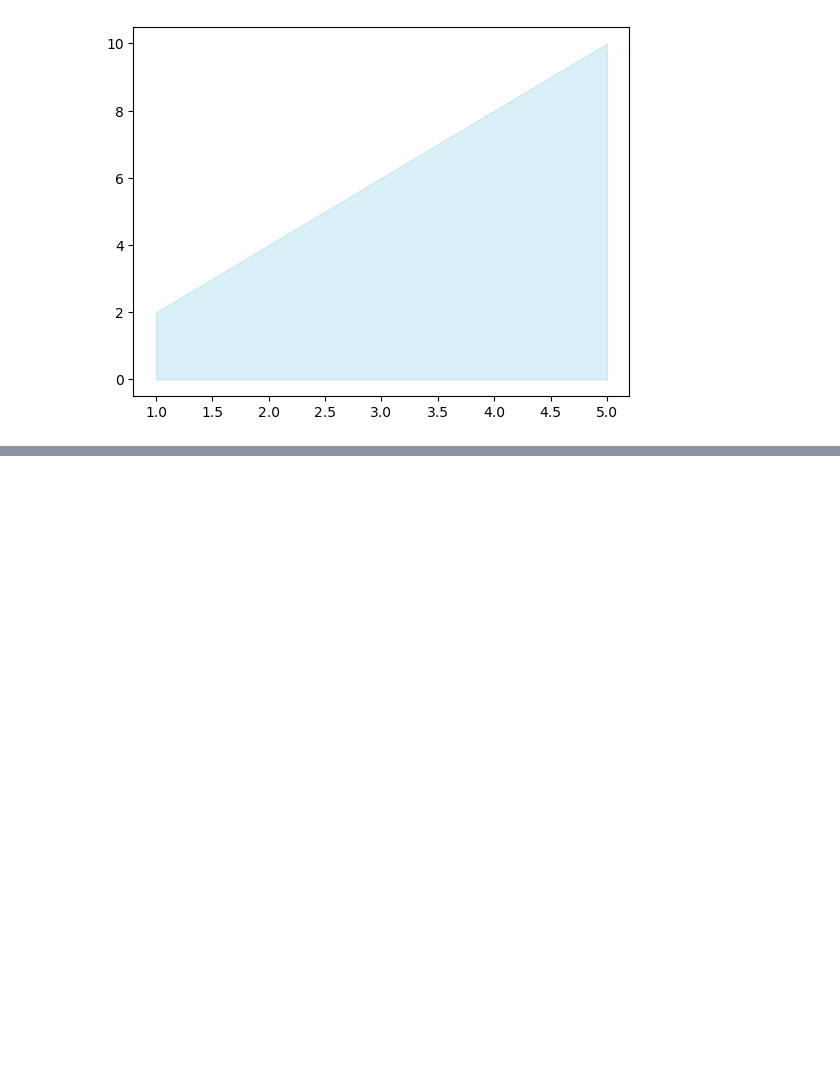
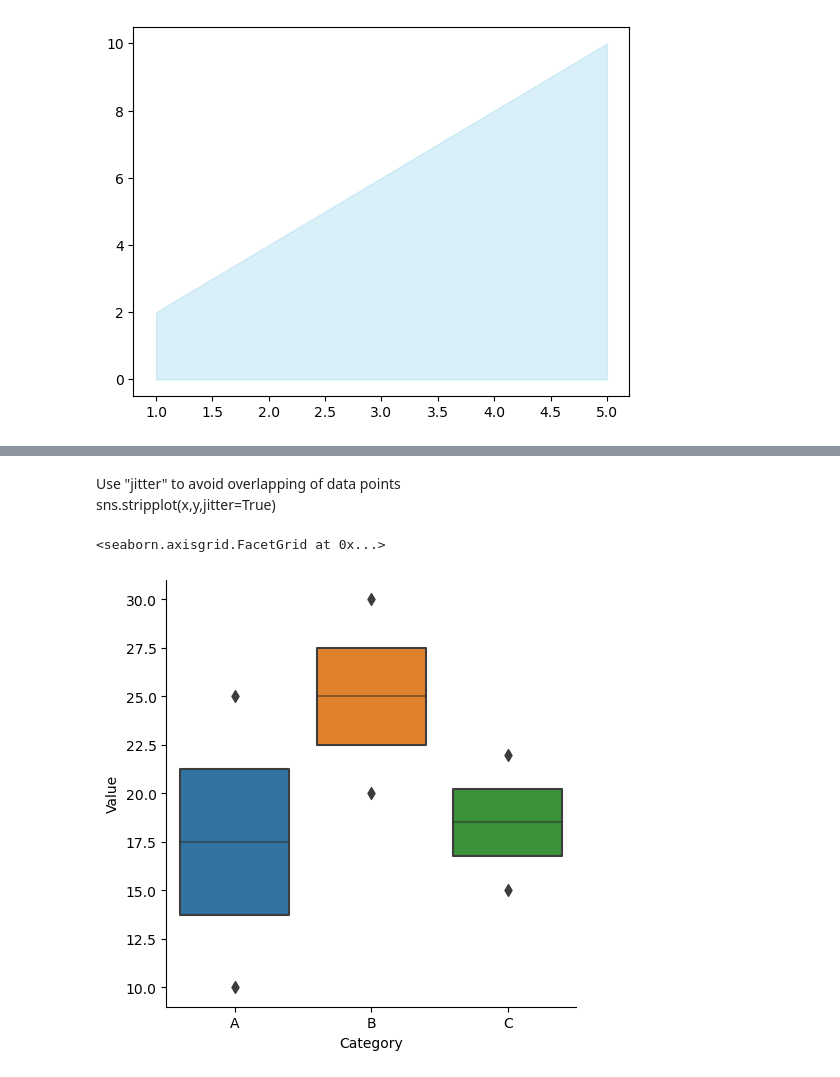
Before and after one commit to ZhiyaoShu/Python-practics, a Jupyter notebook: quizes/Error-records-1.ipynb, the cells around one changed output, grey strips where cells are left out. Drawn from its saved outputs; the diff is of its cells as text; code cells hidden in the pictures; blank space fills up the shorter version.

```diff
--- a/quizes/Error-records-1.ipynb
+++ b/quizes/Error-records-1.ipynb
@@ -347,0 +397,12 @@ ValueError: Could not interpret value `X` for parameter `x`
+# %% [markdown]
+Use "jitter" to avoid overlapping of data points <br>
+sns.stripplot(x,y,jitter=True)
+# %%
+#catplot(x='x_column', y='y_column', data=data, kind='plot_type')
+data = {'Category': ['A', 'B', 'C', 'A', 'B', 'C'],
+        'Value': [10, 20, 15, 25, 30, 22]}
+df = pd.DataFrame(data)
+sns.catplot(x='Category', y='Value', data=df, kind='boxen')
+# %% [output]
+<seaborn.axisgrid.FacetGrid at 0x...>
+[figure, added]
```
Also changed, not shown: parts of 19 cells of this notebook, 2 other files.
